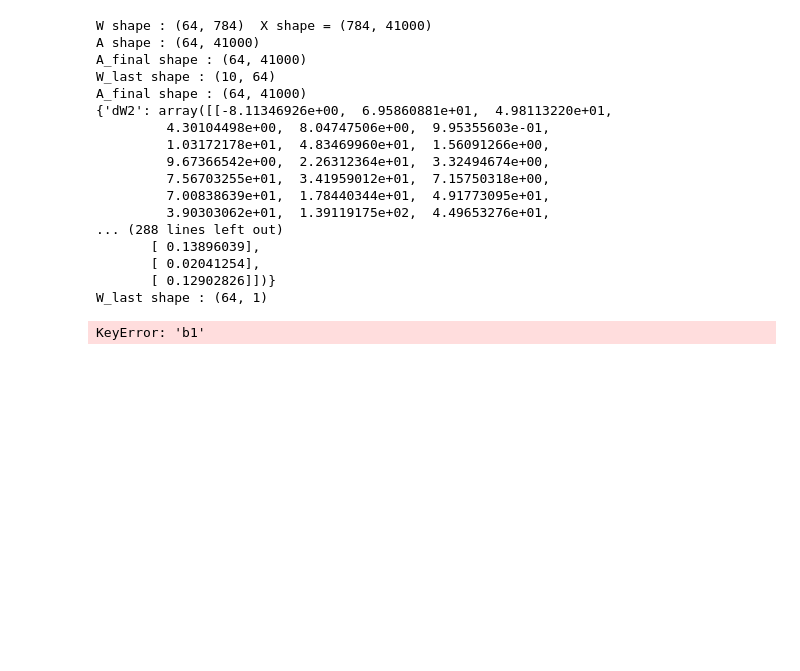
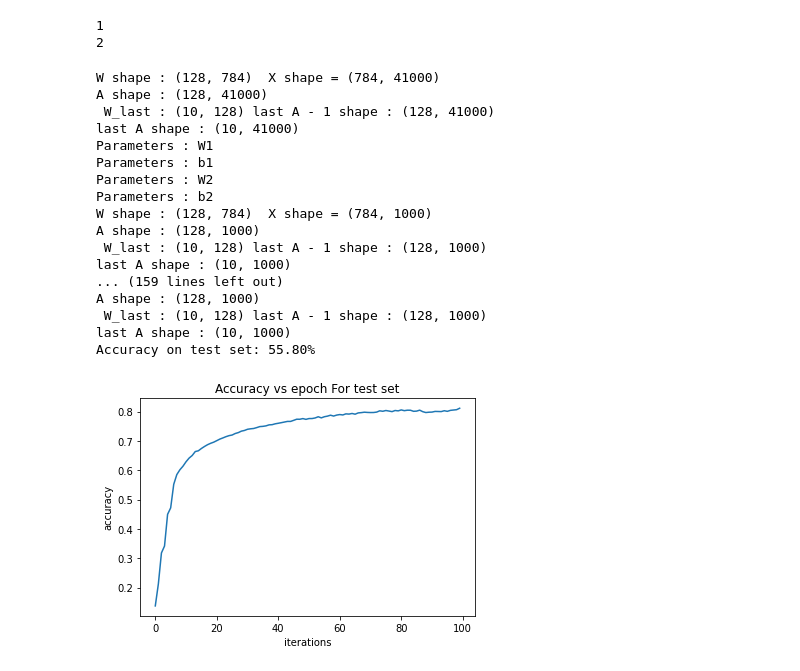
Before and after one commit to Kaustuv-Karki/Data-mining, a Jupyter notebook: NeuralNetwork/neural.ipynb, the cells around one changed output. Drawn from its saved outputs; the diff is of its cells as text; code cells hidden in the pictures; blank space fills up the shorter version.

```diff
--- a/NeuralNetwork/neural.ipynb
+++ b/NeuralNetwork/neural.ipynb
@@ -230,8 +245,16 @@ def cross_entropy_loss(Y_pred, Y_true):
     m = Y_true.shape[1]
     loss = -np.sum(Y_true * np.log(Y_pred + 1e-8)) / m
     return loss
+# %%
+for i in range(1,3):
+    print(i)
+# %% [output]
+1
+2
 # %%
 def update_parameters_test(parameters, gradients, learning_rate):
+
+
     cache = {}
     for i in range(1, len(parameters)//2 + 1):
         w = parameters[f"W{i}"]
@@ -244,13 +267,14 @@ def update_parameters_test(parameters, gradients, learning_rate):
         b -= learning_rate * db
 
         cache[f"W{i}"] = w
-        cache[f"W{i}"] = b
+        cache[f"b{i}"] = b
 
     return cache
 # %%
-def train(X, Y, hidden_size, output_size, learning_rate, epochs, dropout_rate):
+def train(X, Y, test_x, test_y, hidden_size, output_size, learning_rate, epochs, dropout_rate):
     input_size = X.shape[0]
-    parameters = initialize_parameters([input_size, hidden_size, output_size])
+    parameters = initialize_parameters([input_size, 128, output_size])
+    # print(parameters)
 
     test_accuracy_list = []
     validation_accuracy_list = []
@@ -258,7 +282,7 @@ def train(X, Y, hidden_size, output_size, learning_rate, epochs, dropout_rate):
         cache, A = forward_pass_test(X, parameters, dropout_rate)
         loss = cross_entropy_loss(A, Y)
         gradients = backward_pass_test(X, Y, parameters, cache)
-        print(gradients)
+        # print(gradients)
         parameters = update_parameters_test(parameters, gradients, learning_rate)
 
         if epoch % 1 == 0:
@@ -287,31 +311,34 @@ output_size = train_y.shape[1]
 hidden_size = 64
 learning_rate = 0.001
 iterations = 100
-epoch = int(100)
-dropout_rate = 0  # Example dropout rate of 20% (0.2)
+epoch = int(10)
+dropout_rate = 0.2  # Example dropout rate of 20% (0.2)
 
-trained_parameters, validation_accuracy, test_accuracy = train(train_x.T, train_y.T, hidden_size, output_size, learning_rate, epoch, dropout_rate)
+trained_parameters, validation_accuracy, test_accuracy = train(train_x.T, train_y.T, test_x, test_y, hidden_size, output_size, learning_rate, epoch, dropout_rate)
 predictions = predict(test_x.T, trained_parameters, dropout_rate)
 
 # Calculate accuracy
-accuracy = np.mean(predictions == np.argmax(test_y.T, axis=0))
-print(f"Accuracy on test set: {accuracy * 100:.2f}%")
+accuracy_value = np.mean(predictions == np.argmax(test_y.T, axis=0))
+print(f"Accuracy on test set: {accuracy_value * 100:.2f}%")
 # %% [output]
-W shape : (64, 784)  X shape = (784, 41000)
-A shape : (64, 41000)
-A_final shape : (64, 41000)
-W_last shape : (10, 64)
-A_final shape : (64, 41000)
-{'dW2': array([[-8.11346926e+00,  6.95860881e+01,  4.98113220e+01,
-         4.30104498e+00,  8.04747506e+00,  9.95355603e-01,
-         1.03172178e+01,  4.83469960e+01,  1.56091266e+00,
-         9.67366542e+00,  2.26312364e+01,  3.32494674e+00,
-         7.56703255e+01,  3.41959012e+01,  7.15750318e+00,
-         7.00838639e+01,  1.78440344e+01,  4.91773095e+01,
-         3.90303062e+01,  1.39119175e+02,  4.49653276e+01,
-... (288 lines left out)
-       [ 0.13896039],
-       [ 0.02041254],
-       [ 0.12902826]])}
-W_last shape : (64, 1)
+W shape : (128, 784)  X shape = (784, 41000)
+A shape : (128, 41000)
+ W_last : (10, 128) last A - 1 shape : (128, 41000)
+last A shape : (10, 41000)
+Parameters : W1
+Parameters : b1
+Parameters : W2
+Parameters : b2
+W shape : (128, 784)  X shape = (784, 1000)
+A shape : (128, 1000)
+ W_last : (10, 128) last A - 1 shape : (128, 1000)
+last A shape : (10, 1000)
+... (159 lines left out)
+A shape : (128, 1000)
+ W_last : (10, 128) last A - 1 shape : (128, 1000)
+last A shape : (10, 1000)
+Accuracy on test set: 55.80%
-KeyError: 'b1'
+# %%
+plot_accuracy(test_accuracy, "iterations", "accuracy", "Accuracy vs epoch For test set")
+# %% [output]
+[figure, added]
```
Also changed, not shown: parts of 6 cells of this notebook, 1 other file.
